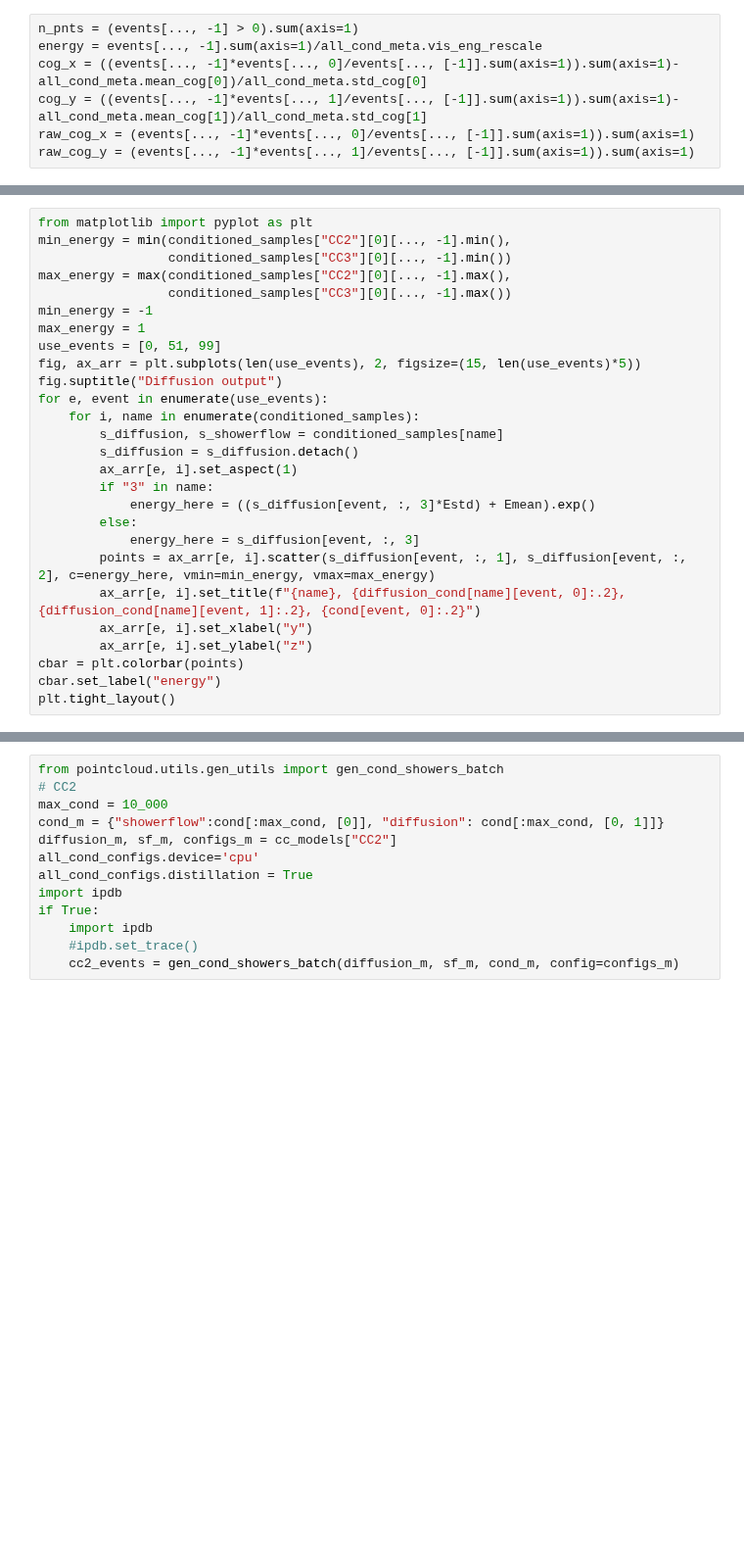
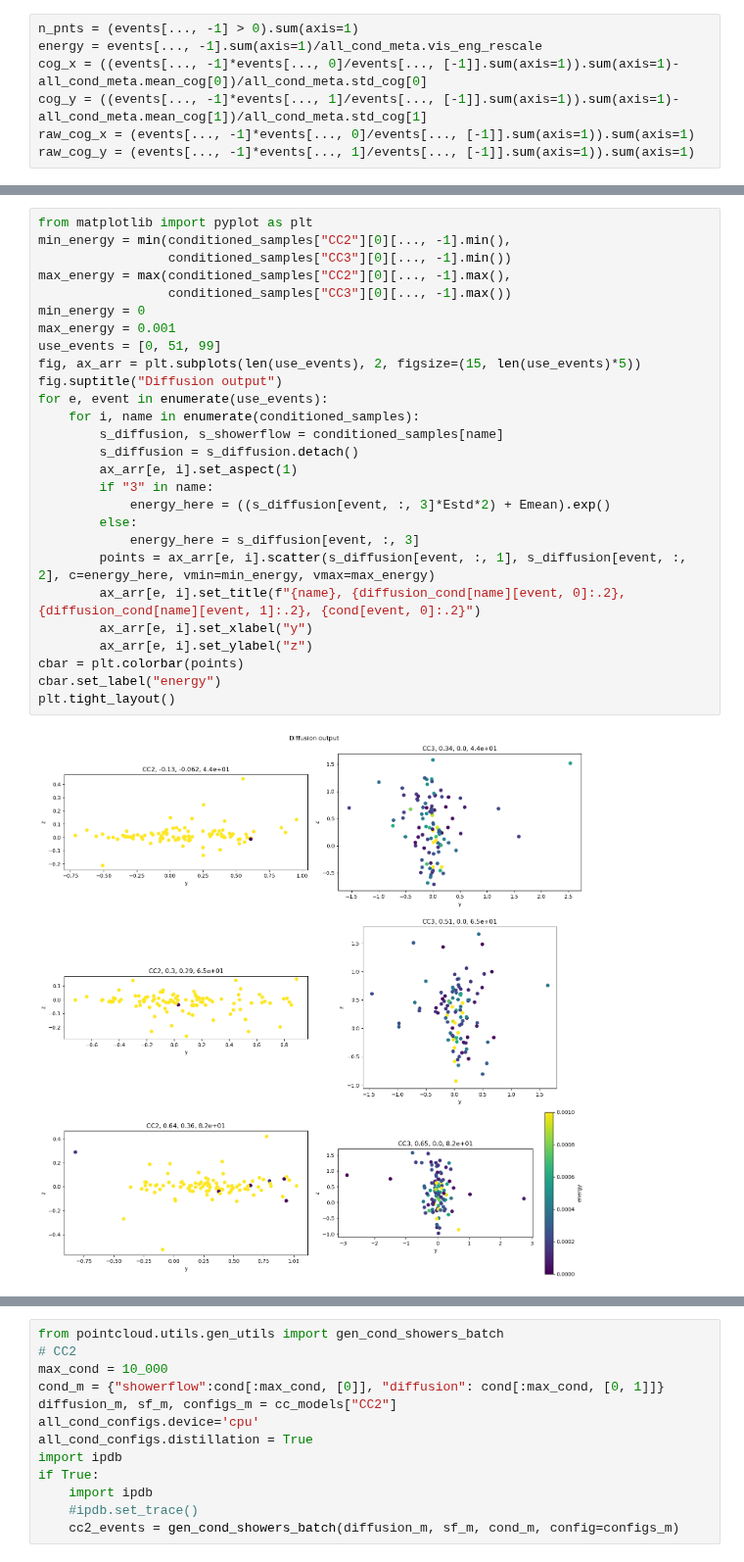
Before and after one commit to FLC-QU-hep/CaloClouds-3, a Jupyter notebook: scripts/plotting/ComparingCC2_CC3.ipynb, the cells around one changed output, grey strips where cells are left out. Shown at 98% size. Cells and saved outputs as stored; diff of their text form; blank space fills up the shorter version.

```diff
--- a/scripts/plotting/ComparingCC2_CC3.ipynb
+++ b/scripts/plotting/ComparingCC2_CC3.ipynb
@@ -330,30 +375,32 @@ plt.tight_layout()
 # %%
 from matplotlib import pyplot as plt
 min_energy = min(conditioned_samples["CC2"][0][..., -1].min(),
                  conditioned_samples["CC3"][0][..., -1].min())
 max_energy = max(conditioned_samples["CC2"][0][..., -1].max(),
                  conditioned_samples["CC3"][0][..., -1].max())
-min_energy = -1
-max_energy = 1
+min_energy = 0
+max_energy = 0.001
 use_events = [0, 51, 99]
 fig, ax_arr = plt.subplots(len(use_events), 2, figsize=(15, len(use_events)*5))
 fig.suptitle("Diffusion output")
 for e, event in enumerate(use_events):
     for i, name in enumerate(conditioned_samples):
         s_diffusion, s_showerflow = conditioned_samples[name]
         s_diffusion = s_diffusion.detach()
         ax_arr[e, i].set_aspect(1)
         if "3" in name:
-            energy_here = ((s_diffusion[event, :, 3]*Estd) + Emean).exp()
+            energy_here = ((s_diffusion[event, :, 3]*Estd*2) + Emean).exp()
         else:
             energy_here = s_diffusion[event, :, 3]
         points = ax_arr[e, i].scatter(s_diffusion[event, :, 1], s_diffusion[event, :, 2], c=energy_here, vmin=min_energy, vmax=max_energy)
         ax_arr[e, i].set_title(f"{name}, {diffusion_cond[name][event, 0]:.2}, {diffusion_cond[name][event, 1]:.2}, {cond[event, 0]:.2}")
         ax_arr[e, i].set_xlabel("y")
         ax_arr[e, i].set_ylabel("z")
 cbar = plt.colorbar(points)
 cbar.set_label("energy")
 plt.tight_layout()
+# %% [output]
+[figure, added]
 # %%
 from pointcloud.utils.showerflow_utils import truescale_showerflow_output
 model_name = "CC2"
```
Also changed, not shown: parts of 14 cells of this notebook, 9 other files.
